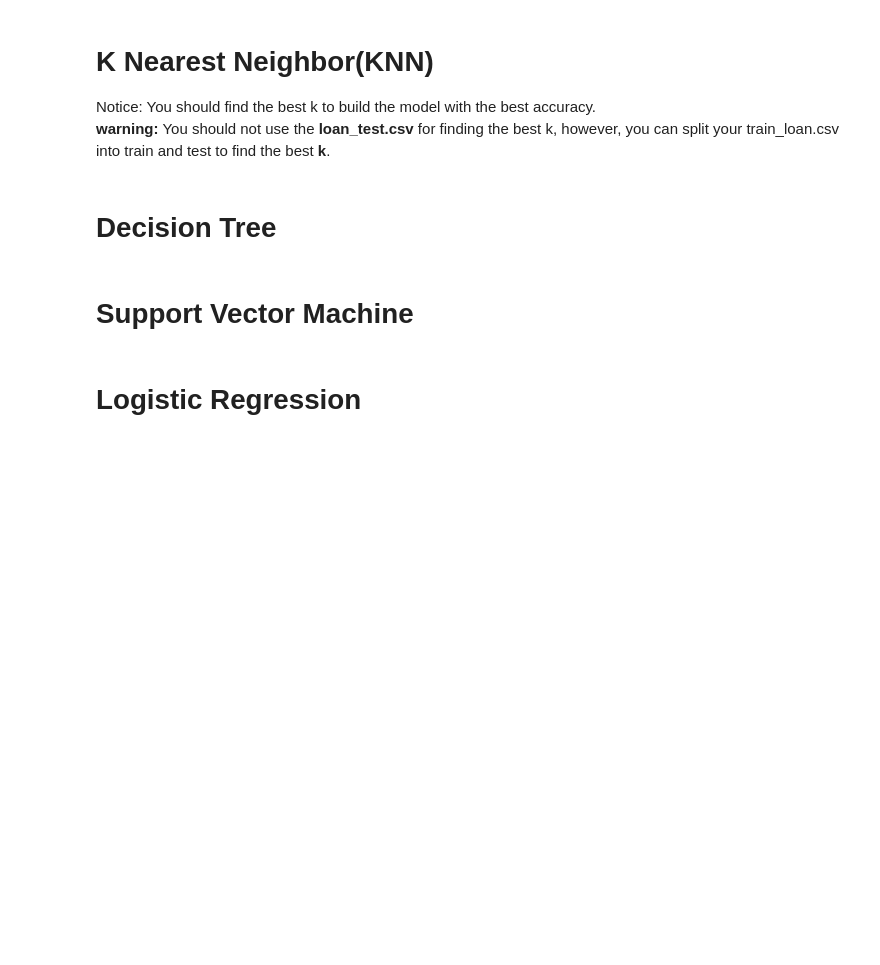
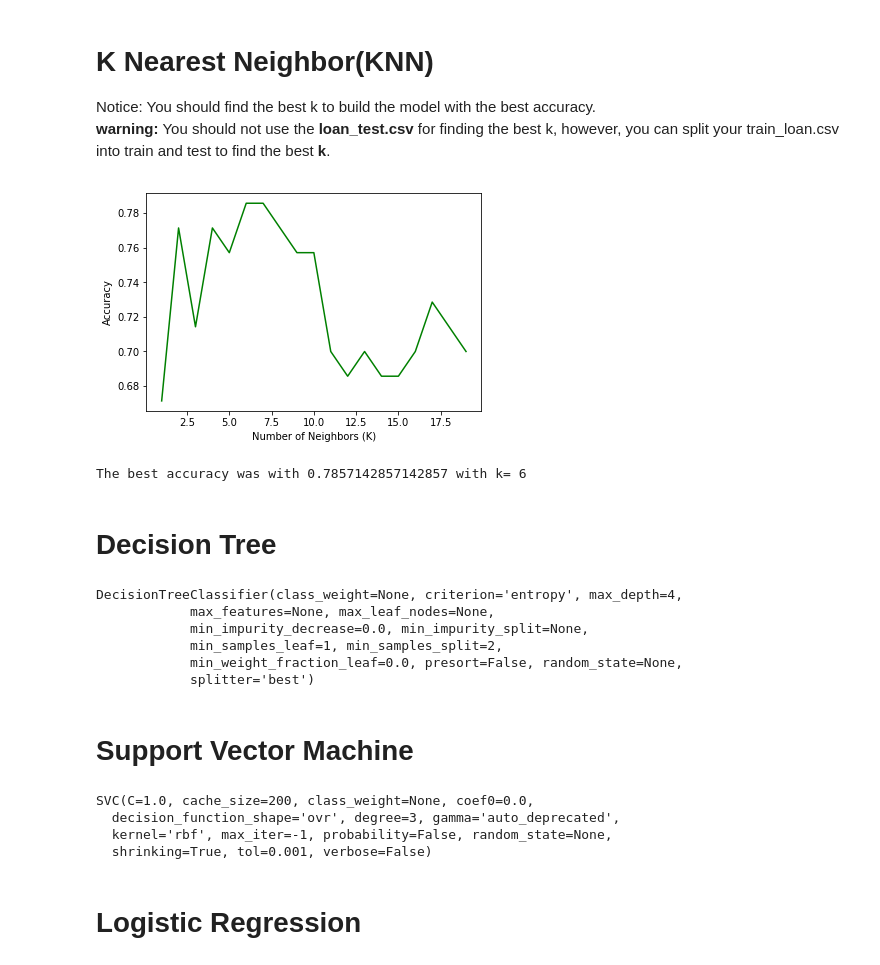
Before and after one commit to manji87/Coursera-machine-learning, a Jupyter notebook: Machine Learning.ipynb, the cells around one changed output. Saved outputs shown, nothing was run; the diff lists cells and outputs as text; code cells hidden in the pictures; blank space fills up the shorter version.

```diff
--- a/Machine Learning.ipynb
+++ b/Machine Learning.ipynb
@@ -253,3 +240,6 @@ Data Standardization give data zero mean and unit variance (technically should b
 # %%
 X= preprocessing.StandardScaler().fit(X).transform(X)
 X[0:5]
+
+df['loan_status'].replace(to_replace=['PAIDOFF','COLLECTION'], value=[0,1],inplace=True)
+y=df['loan_status'].values
@@ -284,9 +263,56 @@ __ Notice:__
 # K Nearest Neighbor(KNN)
 Notice: You should find the best k to build the model with the best accuracy.
 **warning:** You should not use the __loan_test.csv__ for finding the best k, however, you can split your train_loan.csv into train and test to find the best __k__.
+# %%
+from sklearn.model_selection import train_test_split
+from sklearn.neighbors import KNeighborsClassifier
+from sklearn import metrics
+
+X_train, X_test, y_train, y_test=train_test_split(X,y,test_size=0.2,random_state=4)
+# %%
+Ks=20
+mean_acc=np.zeros((Ks-1))
+ConfusionMx=[];
+for n in range(1,Ks):
+    neigh=KNeighborsClassifier(n_neighbors=n).fit(X_train,y_train)
+    yhat=neigh.predict(X_test)
+    mean_acc[n-1]=metrics.accuracy_score(y_test,yhat)
+
+plt.plot(range(1,Ks),mean_acc,'g')
+plt.ylabel('Accuracy')
+plt.xlabel('Number of Neighbors (K)')
+plt.show()
+# %% [output]
+[figure, added]
+# %%
+print("The best accuracy was with",mean_acc.max(),"with k=",mean_acc.argmax()+1)
+
+neigh=KNeighborsClassifier(n_neighbors=mean_acc.argmax()+1).fit(X_train,y_train)
+# %% [output]
+The best accuracy was with 0.7857142857142857 with k= 6
 # %% [markdown]
 # Decision Tree
+# %%
+from sklearn.tree import DecisionTreeClassifier
+dt=DecisionTreeClassifier(criterion="entropy",max_depth=4)
+dt.fit(X,y)
+# %% [output]
+DecisionTreeClassifier(class_weight=None, criterion='entropy', max_depth=4,
+            max_features=None, max_leaf_nodes=None,
+            min_impurity_decrease=0.0, min_impurity_split=None,
+            min_samples_leaf=1, min_samples_split=2,
+            min_weight_fraction_leaf=0.0, presort=False, random_state=None,
+            splitter='best')
 # %% [markdown]
 # Support Vector Machine
+# %%
+from sklearn import svm
+sv=svm.SVC(kernel='rbf')
+sv.fit(X,y)
+# %% [output]
+SVC(C=1.0, cache_size=200, class_weight=None, coef0=0.0,
+  decision_function_shape='ovr', degree=3, gamma='auto_deprecated',
+  kernel='rbf', max_iter=-1, probability=False, random_state=None,
+  shrinking=True, tol=0.001, verbose=False)
 # %% [markdown]
 # Logistic Regression
```
Also changed, not shown: parts of 11 cells of this notebook.
